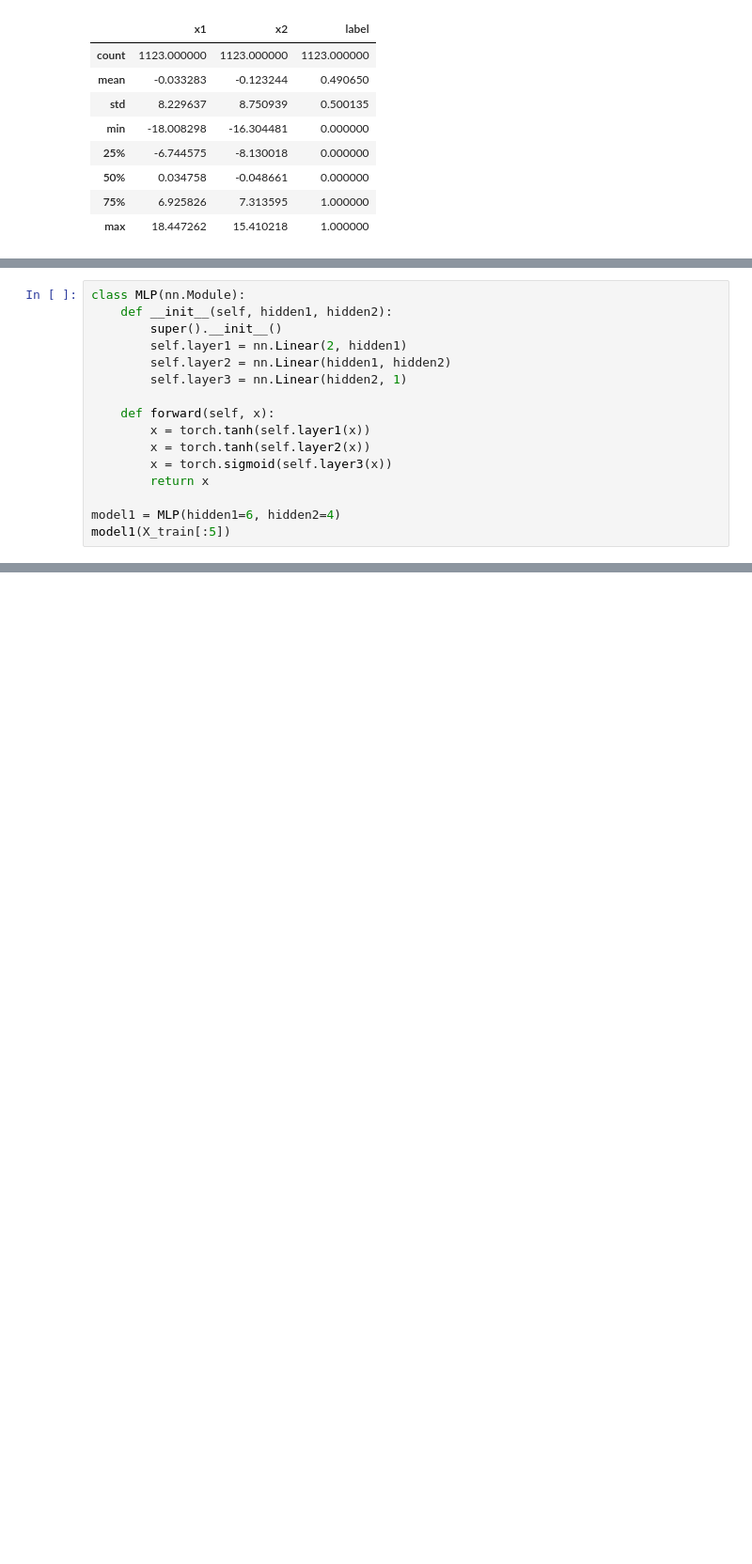
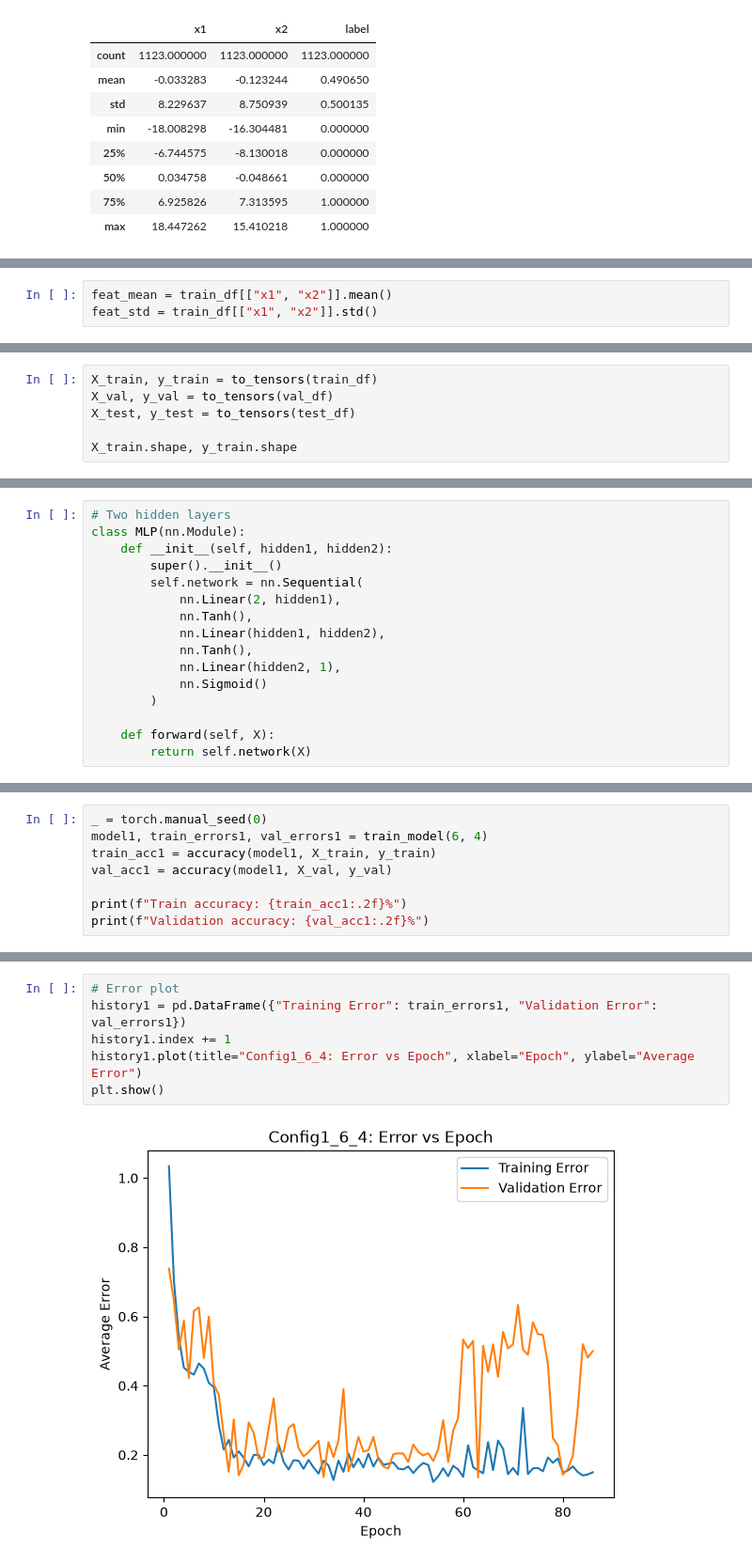
Before and after one commit to karywnl/deep-learning, a Jupyter notebook: lab2/lab2.ipynb, the cells around one changed output, grey strips where cells are left out. Shown at 94% size. Cells and saved outputs as stored; diff of their text form; blank space fills up the shorter version.

```diff
--- a/lab2/lab2.ipynb
+++ b/lab2/lab2.ipynb
@@ -45 +62,4 @@ df.describe()
+# %%
+feat_mean = train_df[["x1", "x2"]].mean()
+feat_std = train_df[["x1", "x2"]].std()
 # %%
@@ -58,0 +71,6 @@ X_train.shape, y_train.shape
+# %%
+X_train, y_train = to_tensors(train_df)
+X_val, y_val = to_tensors(val_df)
+X_test, y_test = to_tensors(test_df)
+
+X_train.shape, y_train.shape
@@ -59,16 +83,16 @@ X_train.shape, y_train.shape
 # %%
+# Two hidden layers
 class MLP(nn.Module):
     def __init__(self, hidden1, hidden2):
         super().__init__()
-        self.layer1 = nn.Linear(2, hidden1)
-        self.layer2 = nn.Linear(hidden1, hidden2)
-        self.layer3 = nn.Linear(hidden2, 1)
+        self.network = nn.Sequential(
+            nn.Linear(2, hidden1),
+            nn.Tanh(),
+            nn.Linear(hidden1, hidden2),
+            nn.Tanh(),
+            nn.Linear(hidden2, 1),
+            nn.Sigmoid()
+        )
 
-    def forward(self, x):
-        x = torch.tanh(self.layer1(x))
-        x = torch.tanh(self.layer2(x))
-        x = torch.sigmoid(self.layer3(x))
-        return x
-
-model1 = MLP(hidden1=6, hidden2=4)
-model1(X_train[:5])
+    def forward(self, X):
+        return self.network(X)
@@ -80,0 +177,8 @@ tensor([[0.3994],
+# %%
+_ = torch.manual_seed(0)
+model1, train_errors1, val_errors1 = train_model(6, 4)
+train_acc1 = accuracy(model1, X_train, y_train)
+val_acc1 = accuracy(model1, X_val, y_val)
+
+print(f"Train accuracy: {train_acc1:.2f}%")
+print(f"Validation accuracy: {val_acc1:.2f}%")
@@ -80,0 +189,8 @@ tensor([[0.3994],
+# %%
+# Error plot
+history1 = pd.DataFrame({"Training Error": train_errors1, "Validation Error": val_errors1})
+history1.index += 1
+history1.plot(title="Config1_6_4: Error vs Epoch", xlabel="Epoch", ylabel="Average Error")
+plt.show()
+# %% [output]
+[figure, added]
```
Also changed, not shown: parts of 28 cells of this notebook, 2 other files.
